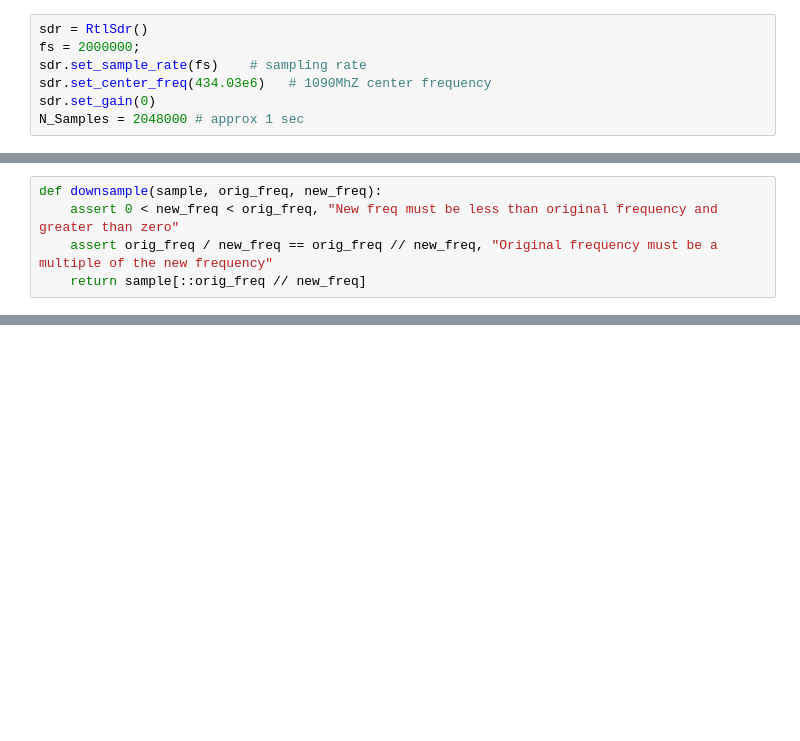
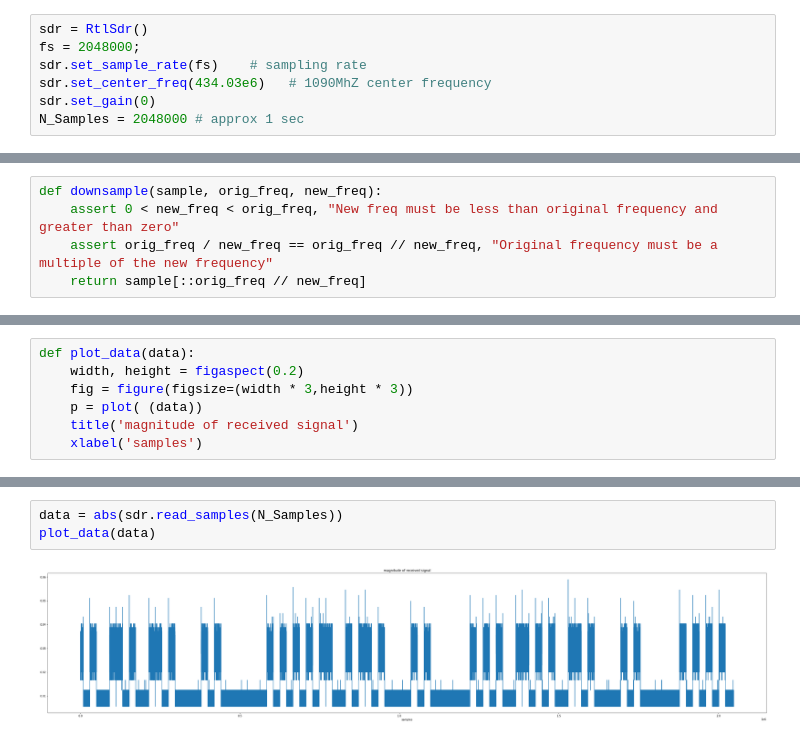
Before and after one commit to itsjameszhao/digital-systems-labs, a Jupyter notebook: Final_Project/Radio_Receiver/Receiver Prototyping.ipynb, the cells around one changed output, grey strips where cells are left out. Cells and saved outputs as stored; diff of their text form; blank space fills up the shorter version.

Commit message:
Solved the streaming problem, will solve signal processing problem today and tomorrow

```diff
--- a/Final_Project/Radio_Receiver/Receiver Prototyping.ipynb
+++ b/Final_Project/Radio_Receiver/Receiver Prototyping.ipynb
@@ -11,7 +15,7 @@ import gc
 %matplotlib inline
 # %%
 sdr = RtlSdr()
-fs = 2000000;
+fs = 2048000;
 sdr.set_sample_rate(fs)    # sampling rate
 sdr.set_center_freq(434.03e6)   # 1090MhZ center frequency
 sdr.set_gain(0)
@@ -149,0 +75,7 @@ Swap:         975Mi       133Mi       842Mi
+# %%
+def plot_data(data):
+    width, height = figaspect(0.2)
+    fig = figure(figsize=(width * 3,height * 3))
+    p = plot( (data))
+    title('magnitude of received signal')
+    xlabel('samples')
@@ -149,0 +110,5 @@ Swap:         975Mi       133Mi       842Mi
+# %%
+data = abs(sdr.read_samples(N_Samples))
+plot_data(data)
+# %% [output]
+[figure, added]
```
Also changed, not shown: parts of 40 cells of this notebook.
